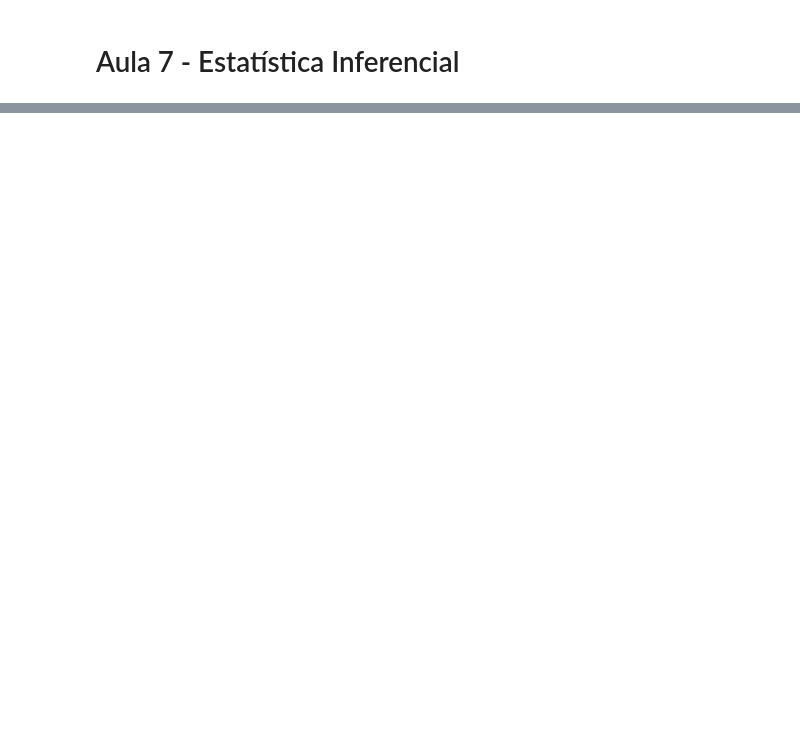
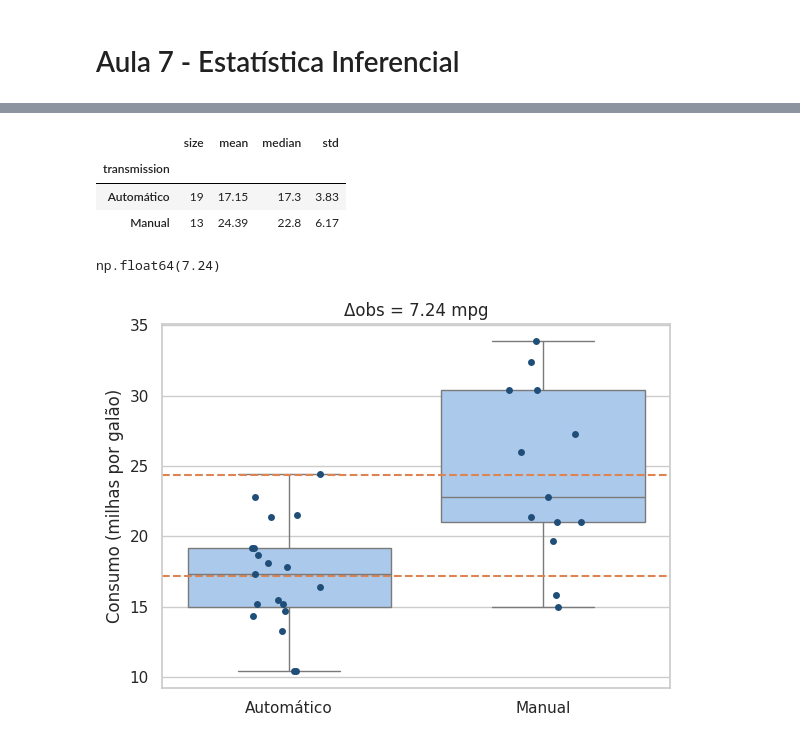
Before and after one commit to helena-varela/ciencia-de-dados, a Jupyter notebook: Unidade_02/Aula_07/aula_07.ipynb, the cells around one changed output, grey strips where cells are left out. Cells and saved outputs as stored; diff of their text form; code cells hidden in the pictures; blank space fills up the shorter version.

```diff
--- a/Unidade_02/Aula_07/aula_07.ipynb
+++ b/Unidade_02/Aula_07/aula_07.ipynb
@@ -32,0 +42,52 @@ mtcars.head()
+# %%
+# resumo do consumo (mpg = milhas por galão) em cada tipo de câmbio
+# size = quantidade de carros, std = desvio-padrão (o quanto os valores se espalham)
+(
+  mtcars
+  .groupby("transmission")
+  .mpg
+  .agg(["size", "mean", "median", "std"])
+  .round(2)
+)
+# %% [output]
+|  | size | mean | median | std |
+| transmission |  |  |  |  |
+| Automático | 19 | 17.15 | 17.3 | 3.83 |
+| Manual | 13 | 24.39 | 22.8 | 6.17 |
+# %%
+# separa o consumo dos dois grupos
+manual = mtcars.loc[mtcars.am == 1, "mpg"]
+automatic = mtcars.loc[mtcars.am == 0, "mpg"]
+
+# efeito observado: quanto os manuais fazem a mais, em média
+# positivo = manuais mais econômicos
+delta_obs = manual.mean() - automatic.mean()
+
+round(delta_obs, 2)
+# %% [output]
+np.float64(7.24)
+# %%
+# função reaproveitável: boxplot de cada grupo com os pontos (carros) por cima
+def plot_groups(data, x, y, order, ax, alpha=1, jitter=.15):
+  sns.boxplot(
+    data=data, x=x, y=y, order=order, ax=ax,
+    color="#A1C9F4",
+    showfliers=False,  # não desenha os outliers, pois o stripplot já mostra todos os pontos
+  )
+  sns.stripplot(
+    data=data, x=x, y=y, order=order, ax=ax,
+    color="#1F4E79", alpha=alpha, jitter=jitter,  # alpha = transparência, jitter = espalha os pontos para os lados
+  )
+
+fig, ax = plt.subplots(figsize=(6, 4.5))
+plot_groups(mtcars, "transmission", "mpg", ["Automático", "Manual"], ax)
+
+# linhas tracejadas na média de cada grupo
+for mean in [automatic.mean(), manual.mean()]:
+  ax.axhline(mean, color="#DD8452", linestyle="--")
+ax.set(title=f"Δobs = {delta_obs:.2f} mpg", xlabel="", ylabel="Consumo (milhas por galão)")
+
+plt.tight_layout()
+plt.show()
+# %% [output]
+[figure, added]
```
Also changed, not shown: parts of 47 cells of this notebook.
